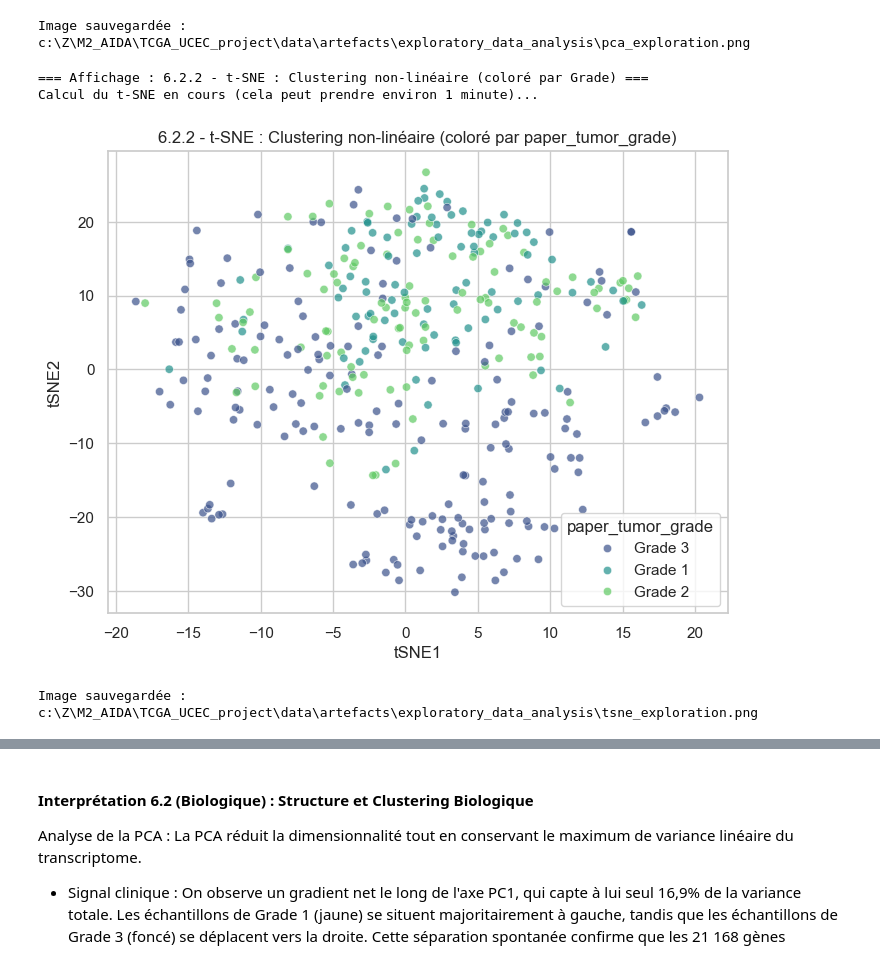
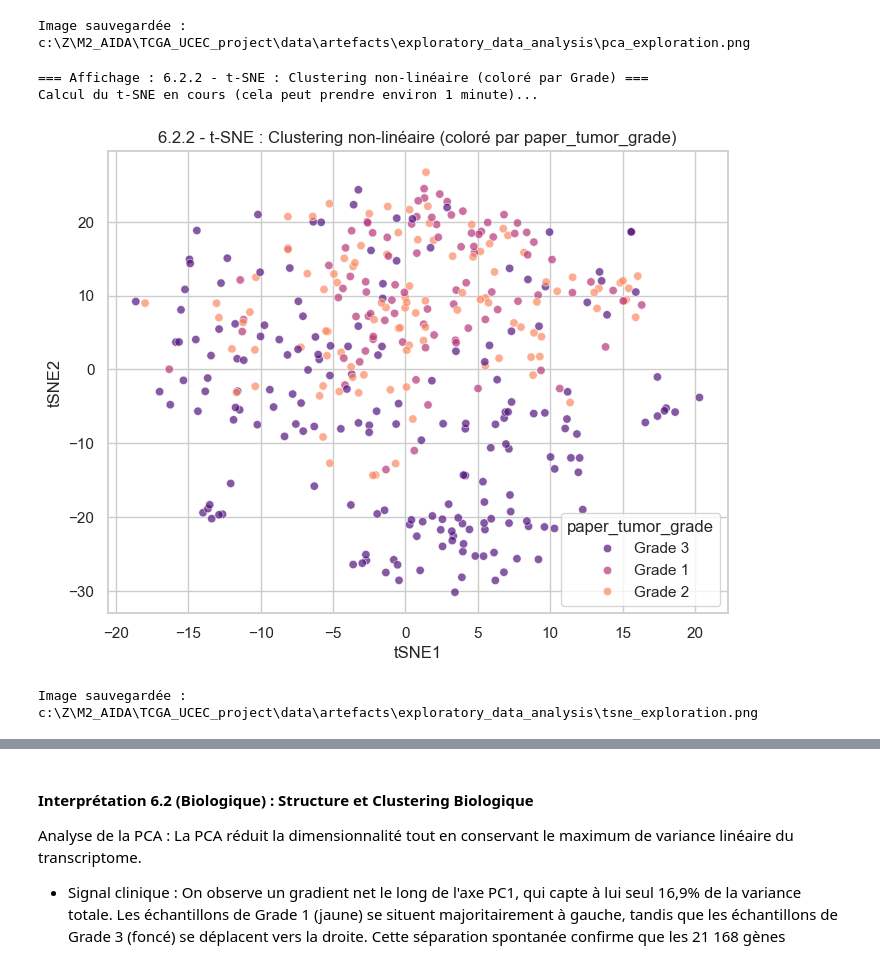
Before and after one commit to mylaila/TCGA_UCEC_project, a Jupyter notebook: 0B_qc_normalization.ipynb, the cells around one changed output, grey strips where cells are left out. Drawn from its saved outputs; the diff is of its cells as text; code cells hidden in the pictures.

```diff
--- a/0B_qc_normalization.ipynb
+++ b/0B_qc_normalization.ipynb
@@ -336,24 +263,24 @@ Image sauvegardée : c:\Z\M2_AIDA\TCGA_UCEC_project\data\artefacts\exploratory_d
 # %%
 # 2. t-SNE (t-distributed Stochastic Neighbor Embedding)
 print("=== Affichage : 6.2.2 - t-SNE : Clustering non-linéaire (coloré par Grade) ===")
 print("Calcul du t-SNE en cours (cela peut prendre environ 1 minute)...")
 tsne = TSNE(n_components=2, perplexity=30, random_state=42)
 tsne_res = tsne.fit_transform(df_norm)
 df_tsne = pd.DataFrame(tsne_res, columns=["tSNE1", "tSNE2"], index=df_norm.index)
 df_tsne = df_tsne.join(df_meta[color_col])
 
 plt.figure(figsize=(8, 6))
-sns.scatterplot(data=df_tsne, x="tSNE1", y="tSNE2", hue=color_col, palette="viridis", alpha=0.7)
+sns.scatterplot(data=df_tsne, x="tSNE1", y="tSNE2", hue=color_col, palette="magma", alpha=0.7)
 plt.title(f"6.2.2 - t-SNE : Clustering non-linéaire (coloré par {color_col})")
 
 path_tsne = os.path.join(DIRS["EDA"], "tsne_exploration.png")
 plt.savefig(path_tsne)
 plt.show()
 print(f"Image sauvegardée : {path_tsne}")
 # %% [output]
 === Affichage : 6.2.2 - t-SNE : Clustering non-linéaire (coloré par Grade) ===
 Calcul du t-SNE en cours (cela peut prendre environ 1 minute)...
-[figure, old version]
+[figure, new version]
 Image sauvegardée : c:\Z\M2_AIDA\TCGA_UCEC_project\data\artefacts\exploratory_data_analysis\tsne_exploration.png
 # %%
 # 3. UMAP
```
Also changed, not shown: parts of 15 cells of this notebook, 11 other files.
